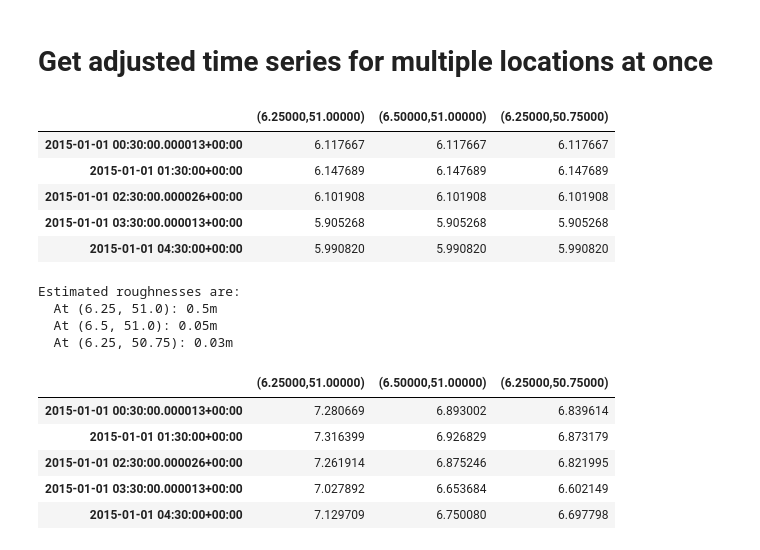
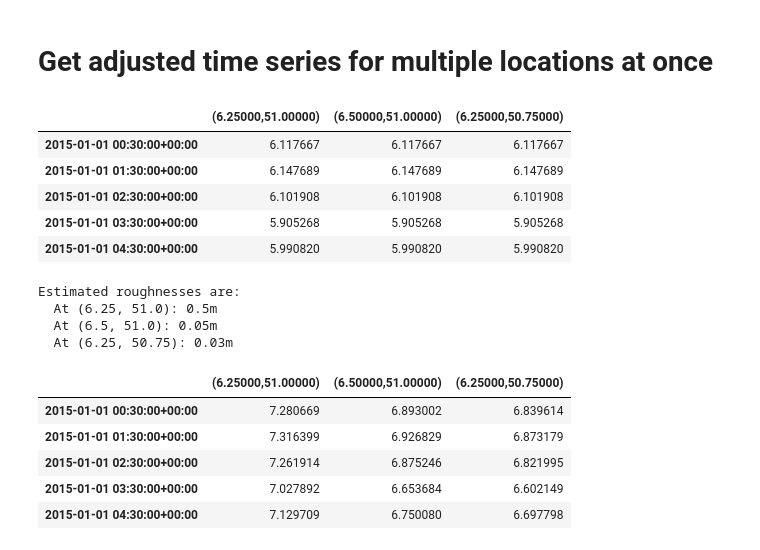
Before and after one commit to FZJ-IEK3-VSA/RESKit, a Jupyter notebook: examples/1.03-Weather-Vertically_project_wind_speed.ipynb, the cells around one changed output. Cells and saved outputs as stored; diff of their text form; code cells hidden in the pictures.

```diff
--- a/examples/1.03-Weather-Vertically_project_wind_speed.ipynb
+++ b/examples/1.03-Weather-Vertically_project_wind_speed.ipynb
@@ -12,8 +12,8 @@ import matplotlib.pyplot as plt
 %matplotlib inline
 # %%
 # Create a weather source, and load data
-src = rk.weather.sources.MerraSource(rk._TEST_DATA_["weather_data"], bounds=[5,49,7,52], verbose=False)
-src.loadWindSpeed()
+src = rk.weather.MerraSource(rk.TEST_DATA["merra-like"], bounds=[5,49,7,52], verbose=False)
+src.sload_elevated_wind_speed()
 # %% [markdown]
 # Get an adjusted time series for a specific location
 # %%
@@ -61,14 +63,14 @@ Name: (6.00000,50.50000), dtype: float32
 # %%
 # Extract raw wind speed and GHI data
 locations = [(6.25,51.), (6.50,51.), (6.25,50.75)]
 
-windspeeds = src.get("windspeed", locations=locations)
+windspeeds = src.get("elevated_wind_speed", locations=locations)
 windspeeds.head()
 # %% [output]
 |  | (6.25000,51.00000) | (6.50000,51.00000) | (6.25000,50.75000) |
-| 2015-01-01 00:30:00.000013+00:00 | 6.117667 | 6.117667 | 6.117667 |
+| 2015-01-01 00:30:00+00:00 | 6.117667 | 6.117667 | 6.117667 |
 | 2015-01-01 01:30:00+00:00 | 6.147689 | 6.147689 | 6.147689 |
-| 2015-01-01 02:30:00.000026+00:00 | 6.101908 | 6.101908 | 6.101908 |
-| 2015-01-01 03:30:00.000013+00:00 | 5.905268 | 5.905268 | 5.905268 |
+| 2015-01-01 02:30:00+00:00 | 6.101908 | 6.101908 | 6.101908 |
+| 2015-01-01 03:30:00+00:00 | 5.905268 | 5.905268 | 5.905268 |
 | 2015-01-01 04:30:00+00:00 | 5.990820 | 5.990820 | 5.990820 |
 # %%
@@ -85,16 +88,17 @@ Estimated roughnesses are:
   At (6.5, 51.0): 0.05m
   At (6.25, 50.75): 0.03m
 # %%
-projected_windspeed = rk.weather.windutil.projectByLogLaw(measuredWindspeed=windspeeds,
-                                                          measuredHeight=50, # The MERRA dataset offers windspeeds at 50m
-                                                          targetHeight=120,  # Assuming we want to project up to 120m
-                                                          roughness=np.array(roughness))
+projected_windspeed = rk.wind.apply_logarithmic_profile_projection(
+    measured_wind_speed=windspeeds,
+    measured_height=50, # The MERRA dataset offers windspeeds at 50m
+    target_height=120,  # Assuming we want to project up to 120m
+    roughness=np.array(roughness))
 
 projected_windspeed.head()
 # %% [output]
 |  | (6.25000,51.00000) | (6.50000,51.00000) | (6.25000,50.75000) |
-| 2015-01-01 00:30:00.000013+00:00 | 7.280669 | 6.893002 | 6.839614 |
+| 2015-01-01 00:30:00+00:00 | 7.280669 | 6.893002 | 6.839614 |
 | 2015-01-01 01:30:00+00:00 | 7.316399 | 6.926829 | 6.873179 |
-| 2015-01-01 02:30:00.000026+00:00 | 7.261914 | 6.875246 | 6.821995 |
-| 2015-01-01 03:30:00.000013+00:00 | 7.027892 | 6.653684 | 6.602149 |
+| 2015-01-01 02:30:00+00:00 | 7.261914 | 6.875246 | 6.821995 |
+| 2015-01-01 03:30:00+00:00 | 7.027892 | 6.653684 | 6.602149 |
 | 2015-01-01 04:30:00+00:00 | 7.129709 | 6.750080 | 6.697798 |
```
Also changed, not shown: parts of 4 cells of this notebook, 9 other files.
